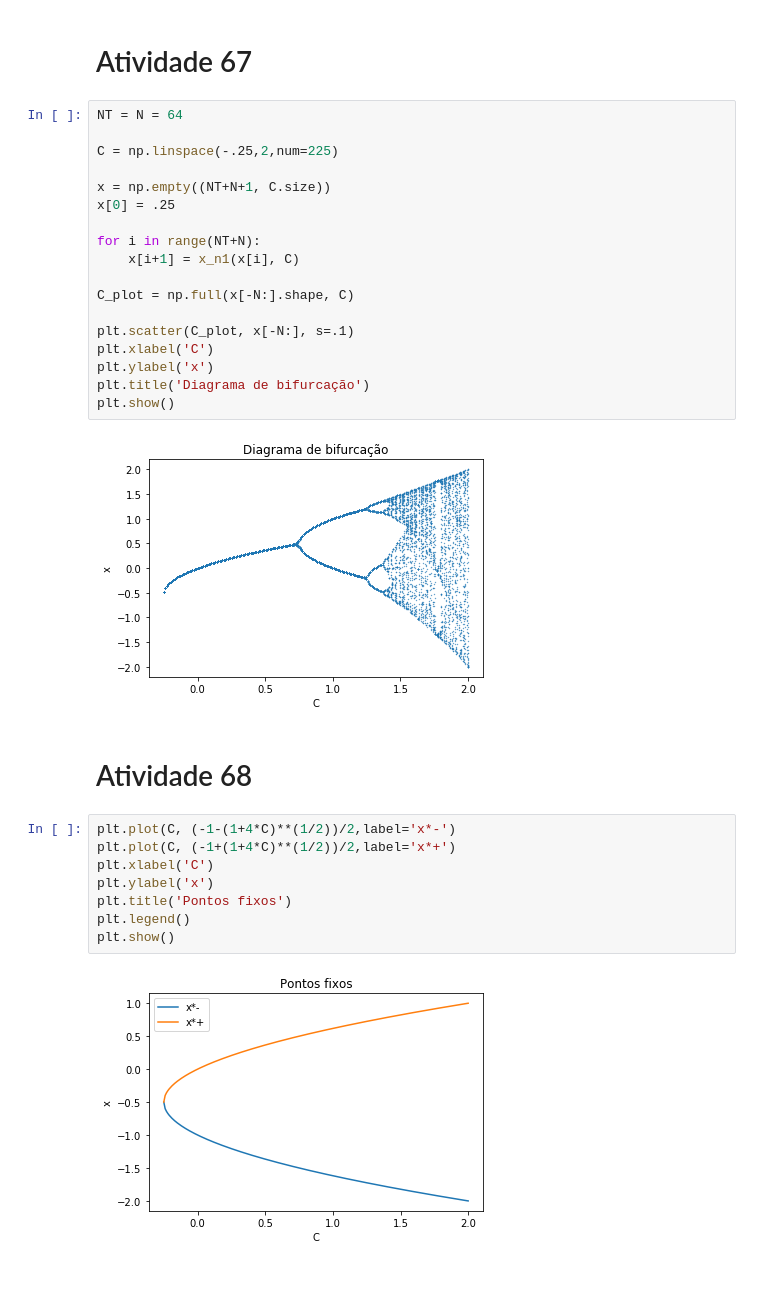
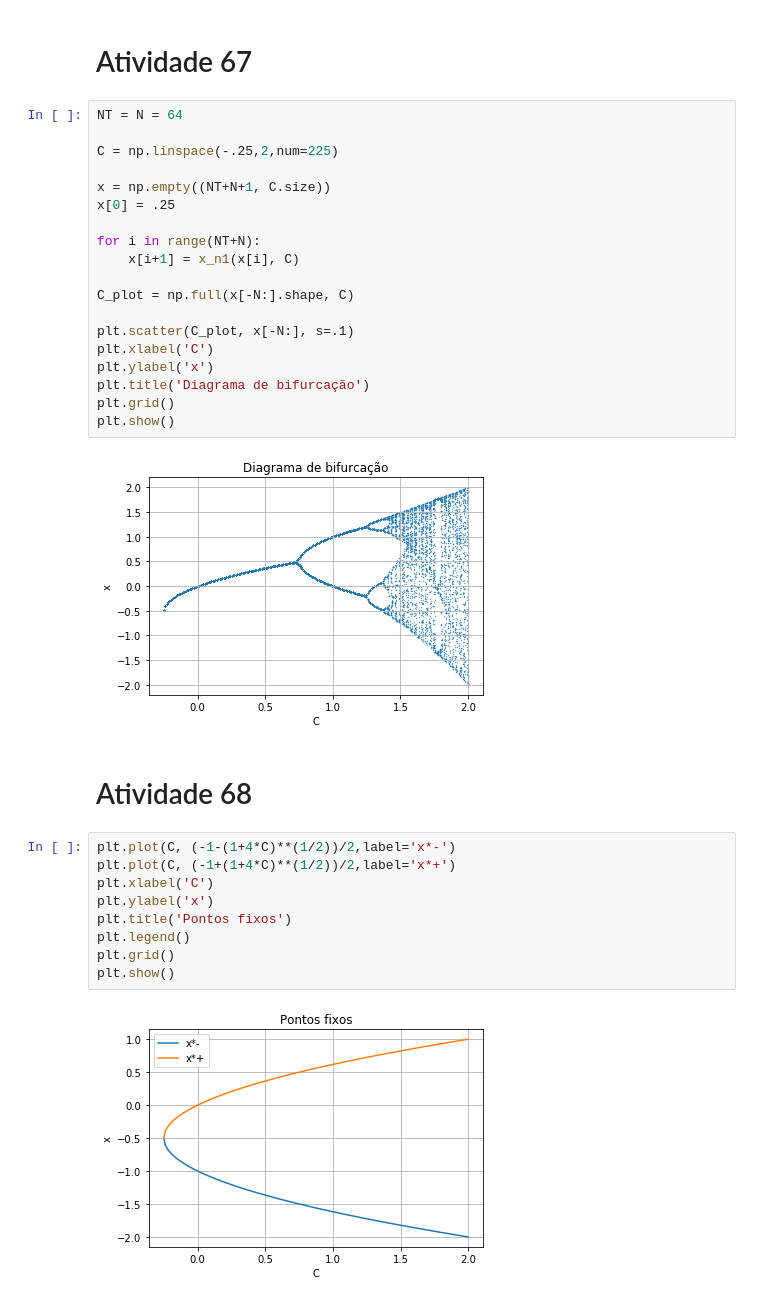
Before and after one commit to felipe-gm/ifusp_introcaos, a Jupyter notebook: Exercícios Introdução ao Caos.ipynb, the cells around one changed output. Saved outputs shown, nothing was run; the diff lists cells and outputs as text.

```diff
--- a/Exercícios Introdução ao Caos.ipynb
+++ b/Exercícios Introdução ao Caos.ipynb
@@ -82,18 +149,20 @@ plt.scatter(C_plot, x[-N:], s=.1)
 plt.xlabel('C')
 plt.ylabel('x')
 plt.title('Diagrama de bifurcação')
+plt.grid()
 plt.show()
 # %% [output]
-[figure, old version]
+[figure, new version]
 # %% [markdown]
 # Atividade 68
 # %%
 plt.plot(C, (-1-(1+4*C)**(1/2))/2,label='x*-')
 plt.plot(C, (-1+(1+4*C)**(1/2))/2,label='x*+')
 plt.xlabel('C')
 plt.ylabel('x')
 plt.title('Pontos fixos')
 plt.legend()
+plt.grid()
 plt.show()
 # %% [output]
-[figure, old version]
+[figure, new version]
```
Also changed, not shown: parts of 7 cells of this notebook.
